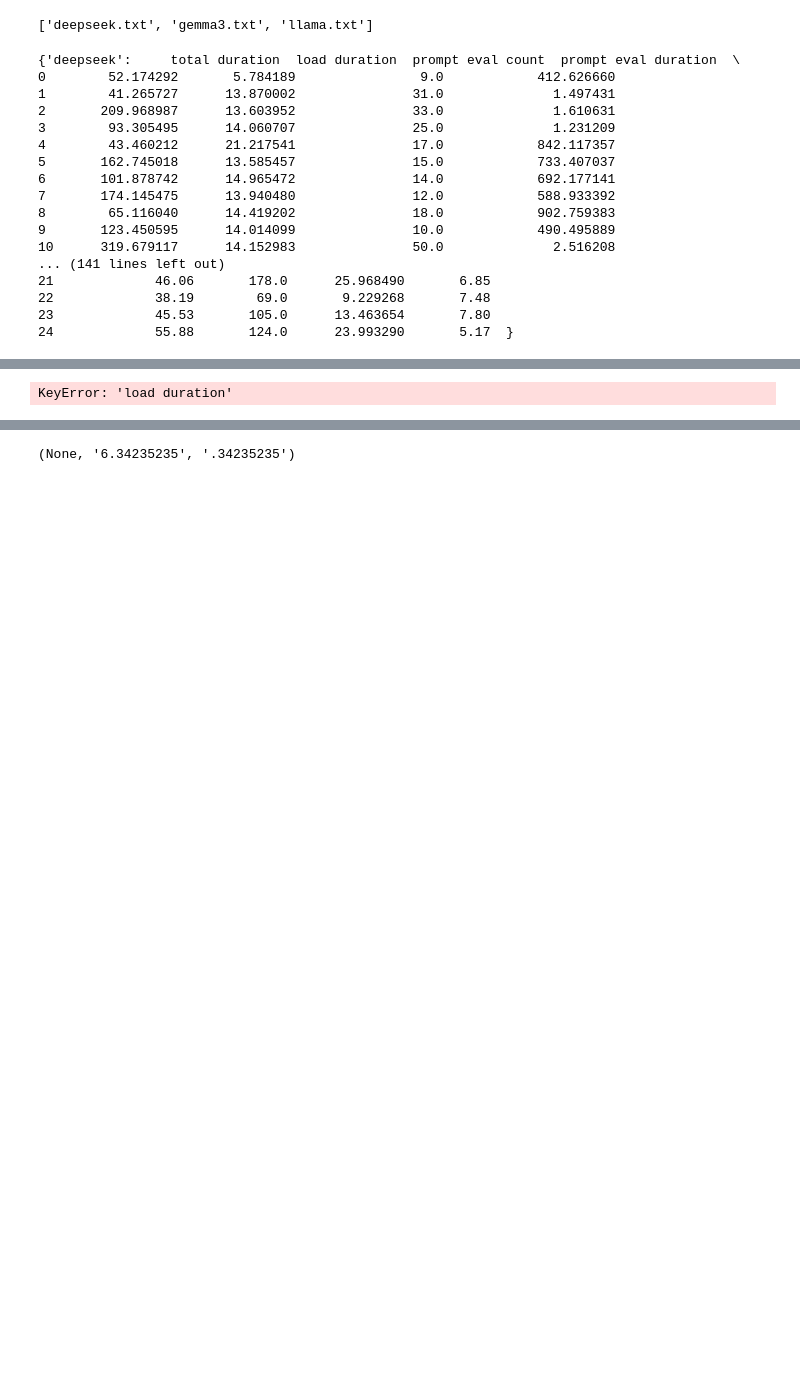
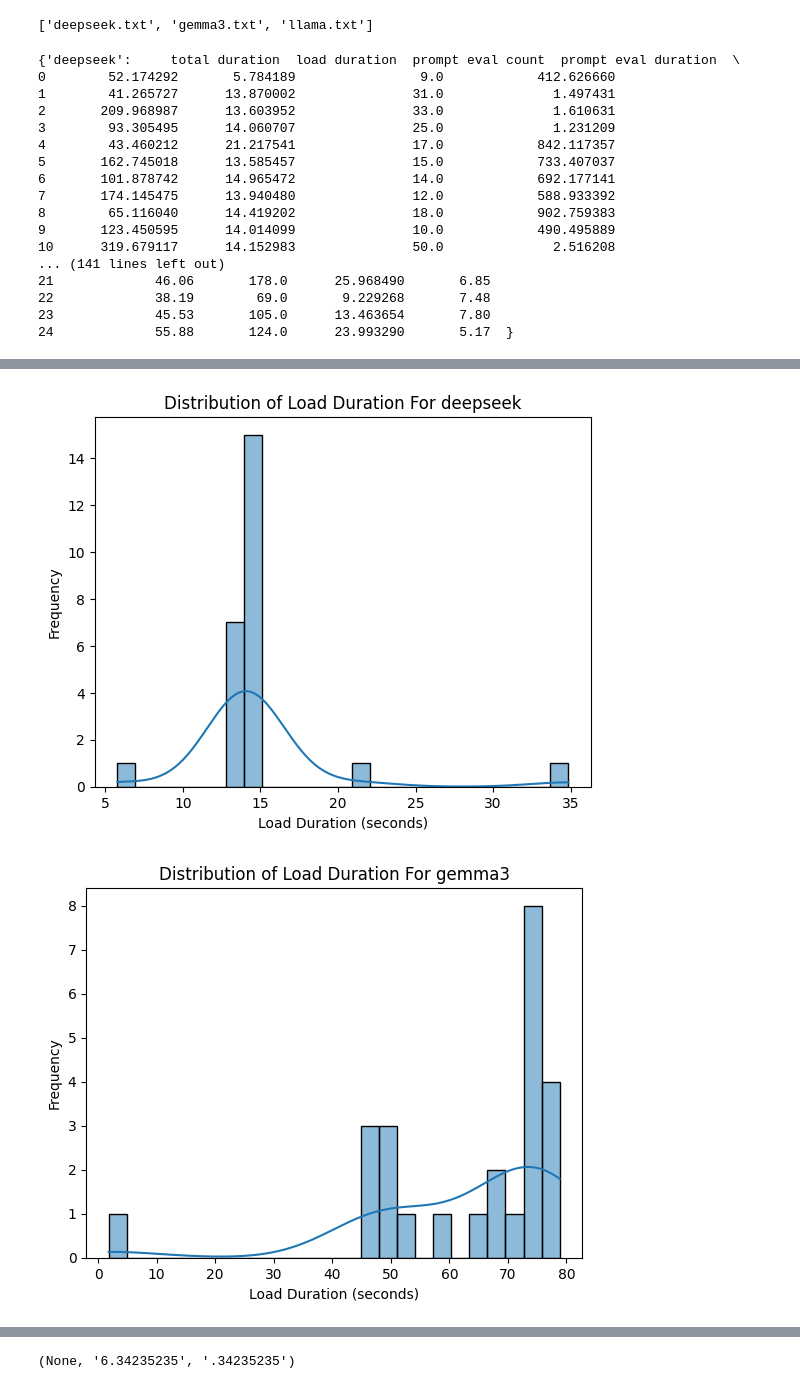
Before and after one commit to alvaad4/Research-2025, a Jupyter notebook: data-vis.ipynb, the cells around one changed output, grey strips where cells are left out. Saved outputs shown, nothing was run; the diff lists cells and outputs as text; code cells hidden in the pictures; blank space fills up the shorter version.

```diff
--- a/data-vis.ipynb
+++ b/data-vis.ipynb
@@ -83,6 +71,8 @@ KeyError: 'total duration'
 # %%
-for name, df in df.items():
-    sns.scatterplot(data=df, x='prompt eval duration', y='prompt eval count')
-    plt.title(f'{name} - Prompt Eval Duration vs Count')
-    plt.tight_layout()
-    plt.show()
+#DO NOT RUN THIS, IT BREAKS EVERYTHING
+
+# for name, df in df.items():
+#     sns.scatterplot(data=df, x='prompt eval duration', y='prompt eval count')
+#     plt.title(f'{name} - Prompt Eval Duration vs Count')
+#     plt.tight_layout()
+#     plt.show()
@@ -93,13 +79,13 @@ for name, df in df.items():
 # %%
 for key in df:
 
-#Histogram of load duration
+#Histogram of eval rate
     df[key]['load duration'] = pd.to_numeric(df[key]['load duration'])  # Convert or set invalids to NaN, likelt means our data is messy
-
     sns.histplot(df[key]['load duration'], bins=25, kde=True)
     plt.title("Distribution of Load Duration For " + key)
-    plt.xlabel("Load Duration (tokens/seconds)")
+    plt.xlabel("Load Duration (seconds)")
     plt.ylabel("Frequency")
     plt.show()
 # %% [output]
-KeyError: 'load duration'
+[figure, added]
+[figure, added]
```
Also changed, not shown: parts of 12 cells of this notebook.
